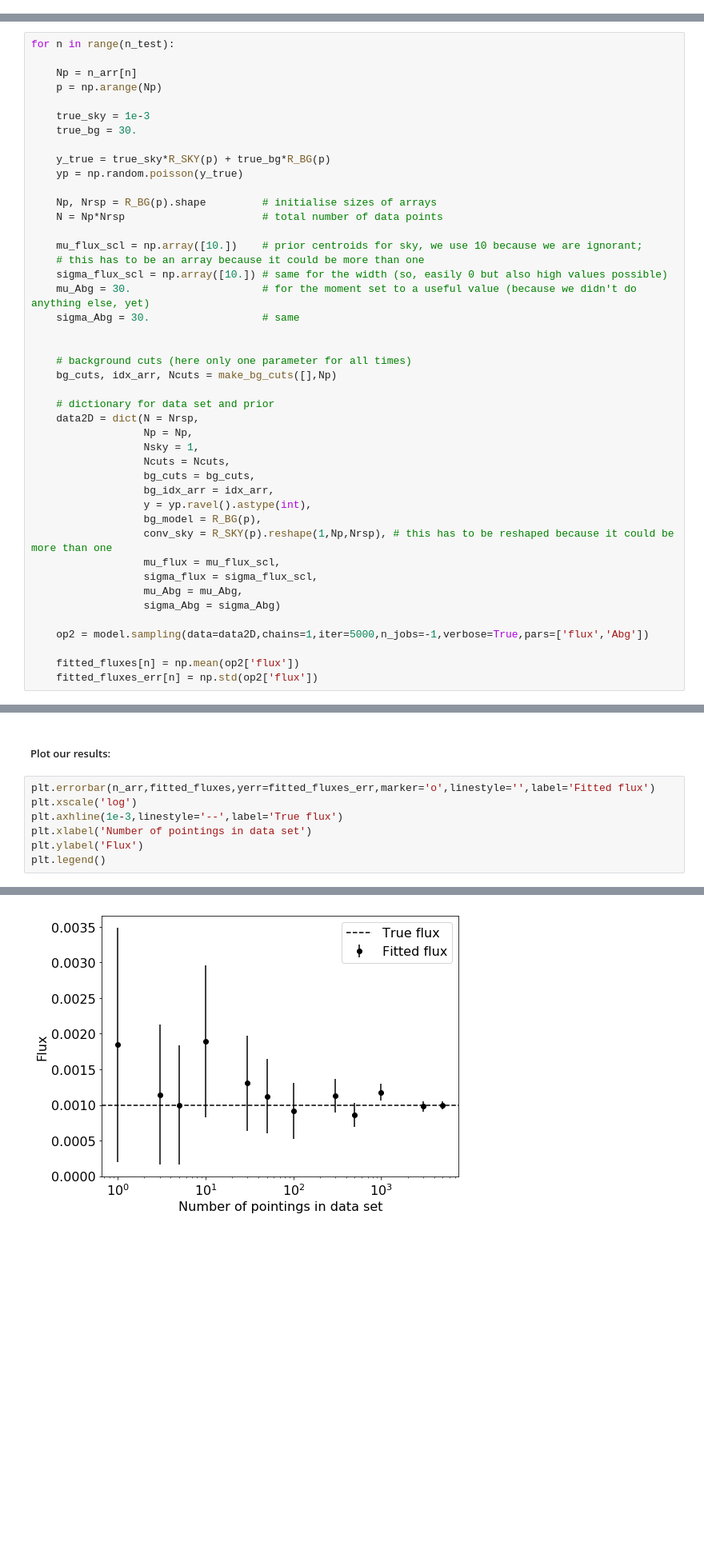
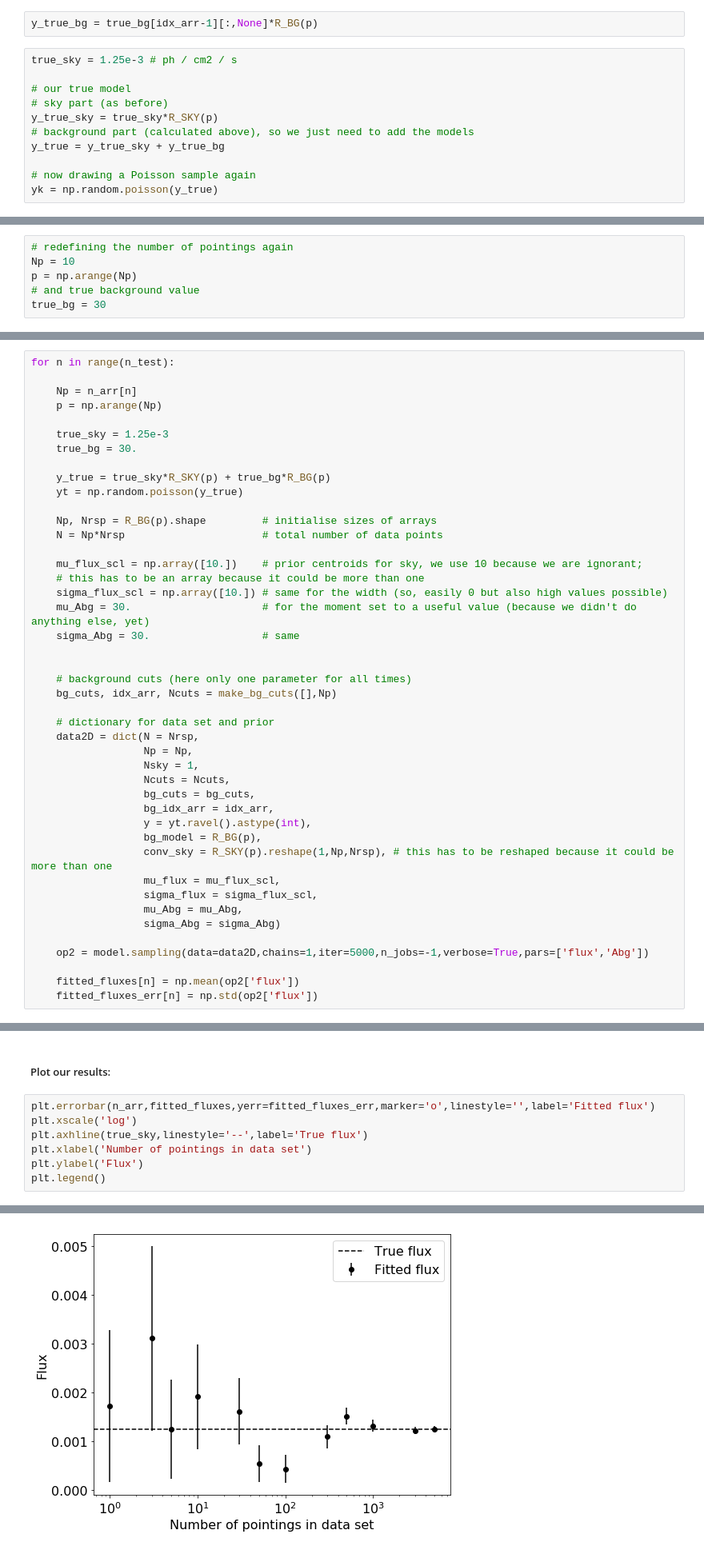
Before and after one commit to tsiegert/for-students, a Jupyter notebook: nova_analysis/stan_fit_template_spilight.ipynb, the cells around one changed output, grey strips where cells are left out. Shown at 80% size. Cells and saved outputs as stored; diff of their text form; blank space fills up the shorter version.

```diff
--- a/nova_analysis/stan_fit_template_spilight.ipynb
+++ b/nova_analysis/stan_fit_template_spilight.ipynb
@@ -529,0 +725,13 @@ Text(0, 0.5, 'AIC')
+# %%
+y_true_bg = true_bg[idx_arr-1][:,None]*R_BG(p)
+# %%
+true_sky = 1.25e-3 # ph / cm2 / s
+
+# our true model
+# sky part (as before)
+y_true_sky = true_sky*R_SKY(p)
+# background part (calculated above), so we just need to add the models
+y_true = y_true_sky + y_true_bg
+
+# now drawing a Poisson sample again
+yk = np.random.poisson(y_true)
@@ -531,3 +854,9 @@ Text(0, 0.5, 'AIC')
 <h3>Now, if we don't know the BG response but only the SKY response (from simulation, or ground measurements), can we extract the same information from the data themselves?</h3>
 # %% [markdown]
 <h5>Sum data set over all times/pointings and create a background response (expected number of counts in data space bins, relative to each other, normalised to a common value, here number of detectors):</h5>
+# %%
+# redefining the number of pointings again
+Np = 10
+p = np.arange(Np)
+# and true background value
+true_bg = 30
@@ -644,11 +1058,11 @@ for n in range(n_test):
     Np = n_arr[n]
     p = np.arange(Np)
 
-    true_sky = 1e-3
+    true_sky = 1.25e-3
     true_bg = 30.
 
     y_true = true_sky*R_SKY(p) + true_bg*R_BG(p)
-    yp = np.random.poisson(y_true)
+    yt = np.random.poisson(y_true)
 
     Np, Nrsp = R_BG(p).shape         # initialise sizes of arrays
     N = Np*Nrsp                      # total number of data points
@@ -670,7 +1084,7 @@ for n in range(n_test):
                   Ncuts = Ncuts,
                   bg_cuts = bg_cuts,
                   bg_idx_arr = idx_arr,
-                  y = yp.ravel().astype(int),
+                  y = yt.ravel().astype(int),
                   bg_model = R_BG(p),
                   conv_sky = R_SKY(p).reshape(1,Np,Nrsp), # this has to be reshaped because it could be more than one
                   mu_flux = mu_flux_scl,
@@ -689,13 +1106,13 @@ for n in range(n_test):
 # %%
 plt.errorbar(n_arr,fitted_fluxes,yerr=fitted_fluxes_err,marker='o',linestyle='',label='Fitted flux')
 plt.xscale('log')
-plt.axhline(1e-3,linestyle='--',label='True flux')
+plt.axhline(true_sky,linestyle='--',label='True flux')
 plt.xlabel('Number of pointings in data set')
 plt.ylabel('Flux')
 plt.legend()
 # %% [output]
 <matplotlib.legend.Legend at 0x...>
-[figure, old version]
+[figure, new version]
 # %% [markdown]
 <h5>Finally, signal-to-noise ratio, plus (approximation of) expected increase:</h5>
 # %%
```
Also changed, not shown: parts of 136 cells of this notebook.
